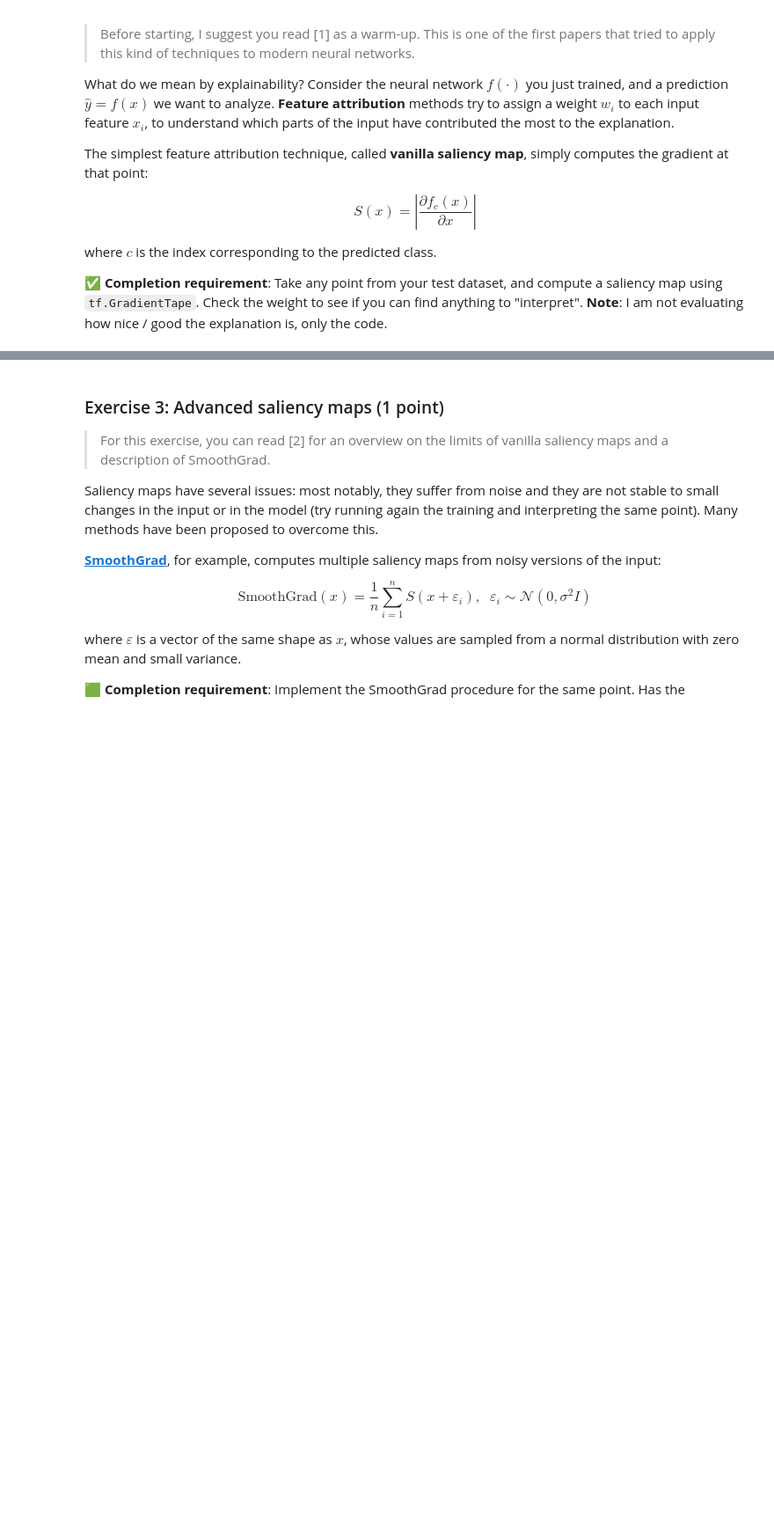
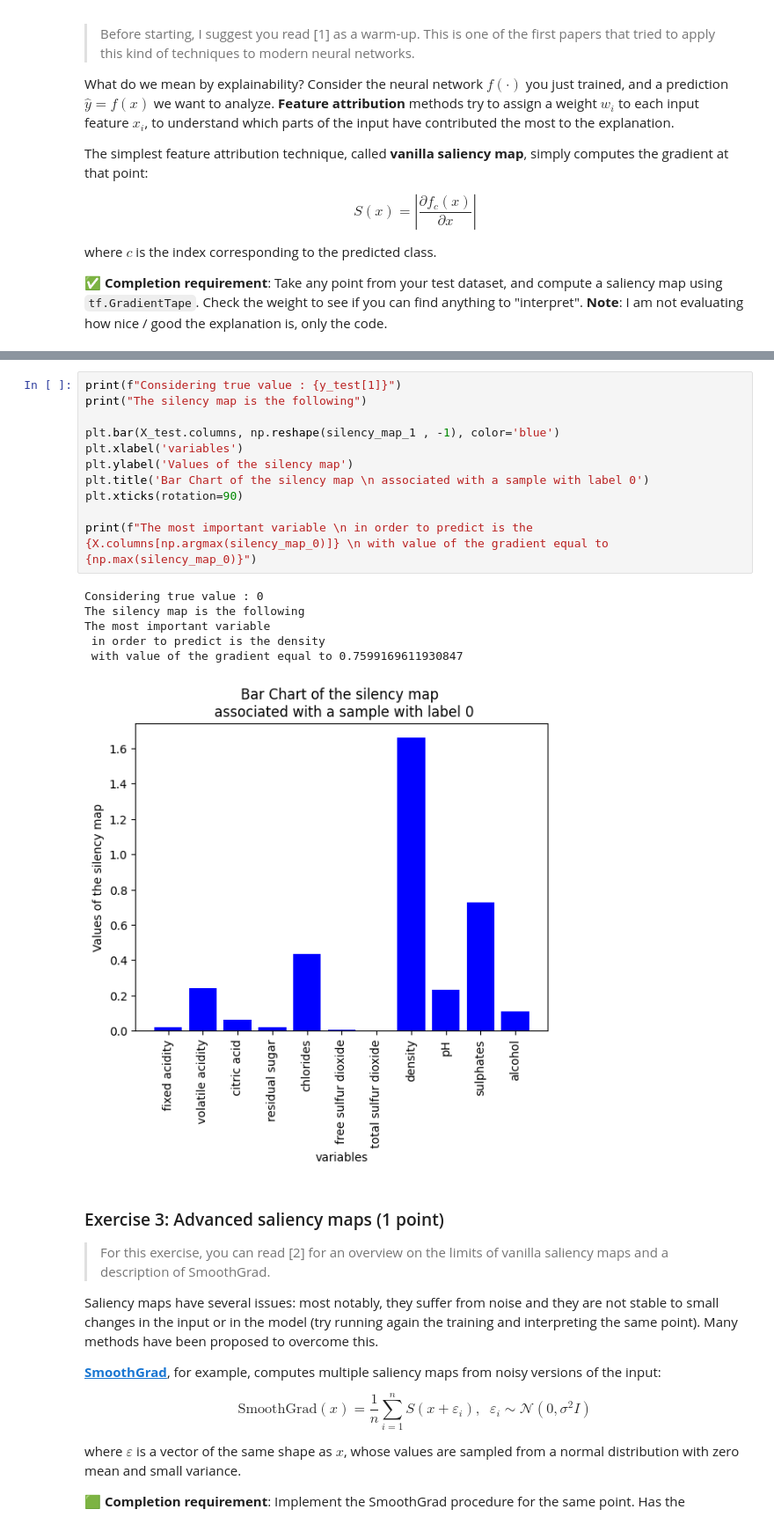
Before and after one commit to PaoloBarba/NN_Homework_1, a Jupyter notebook: NNDS_2023_Homework.ipynb, the cells around one changed output, grey strips where cells are left out. Shown at 88% size. Saved outputs shown, nothing was run; the diff lists cells and outputs as text; blank space fills up the shorter version.

```diff
--- a/NNDS_2023_Homework.ipynb
+++ b/NNDS_2023_Homework.ipynb
@@ -302,3 +294,21 @@ The most discimative variable is density
+# %%
+print(f"Considering true value : {y_test[1]}")
+print("The silency map is the following")
+
+plt.bar(X_test.columns, np.reshape(silency_map_1 , -1), color='blue')
+plt.xlabel('variables')
+plt.ylabel('Values of the silency map')
+plt.title('Bar Chart of the silency map \n associated with a sample with label 0')
+plt.xticks(rotation=90)
+
+print(f"The most important variable \n in order to predict is the {X.columns[np.argmax(silency_map_0)]} \n with value of the gradient equal to {np.max(silency_map_0)}")
+# %% [output]
+Considering true value : 0
+The silency map is the following
+The most important variable
+ in order to predict is the density
+ with value of the gradient equal to 0.7599169611930847
+[figure, added]
 # %% [markdown]
 ### Exercise 3: Advanced saliency maps (1 point)
 
```
Also changed, not shown: parts of 18 cells of this notebook.
